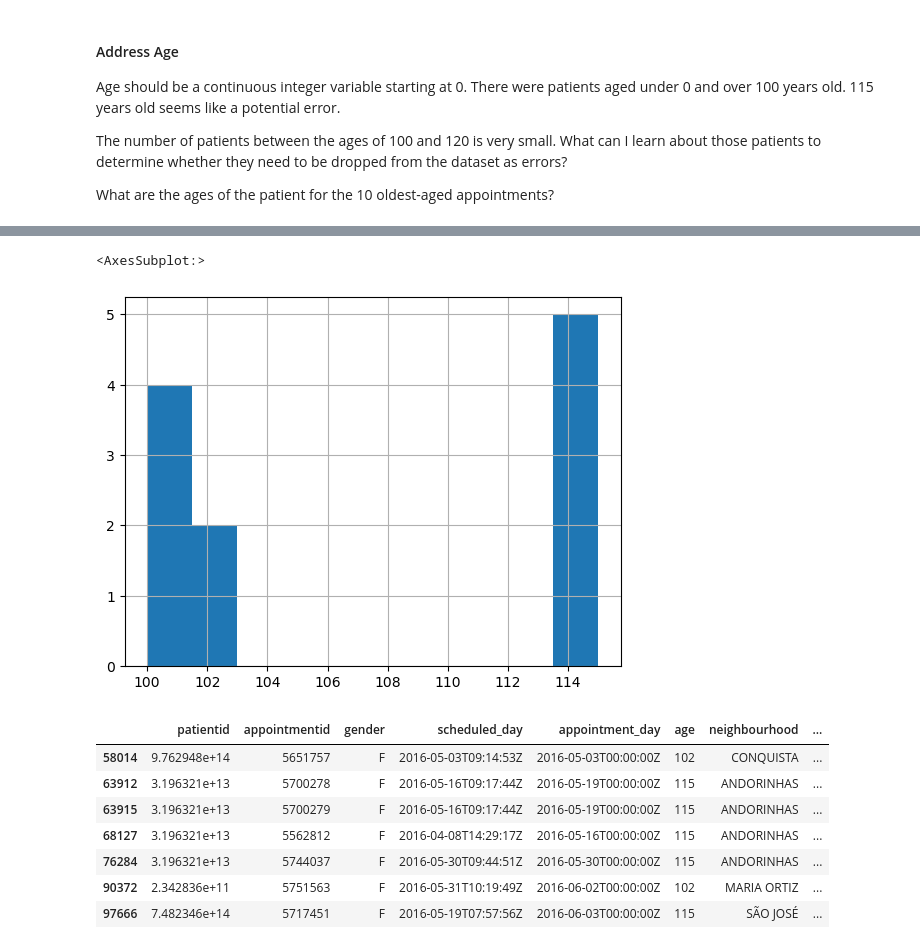
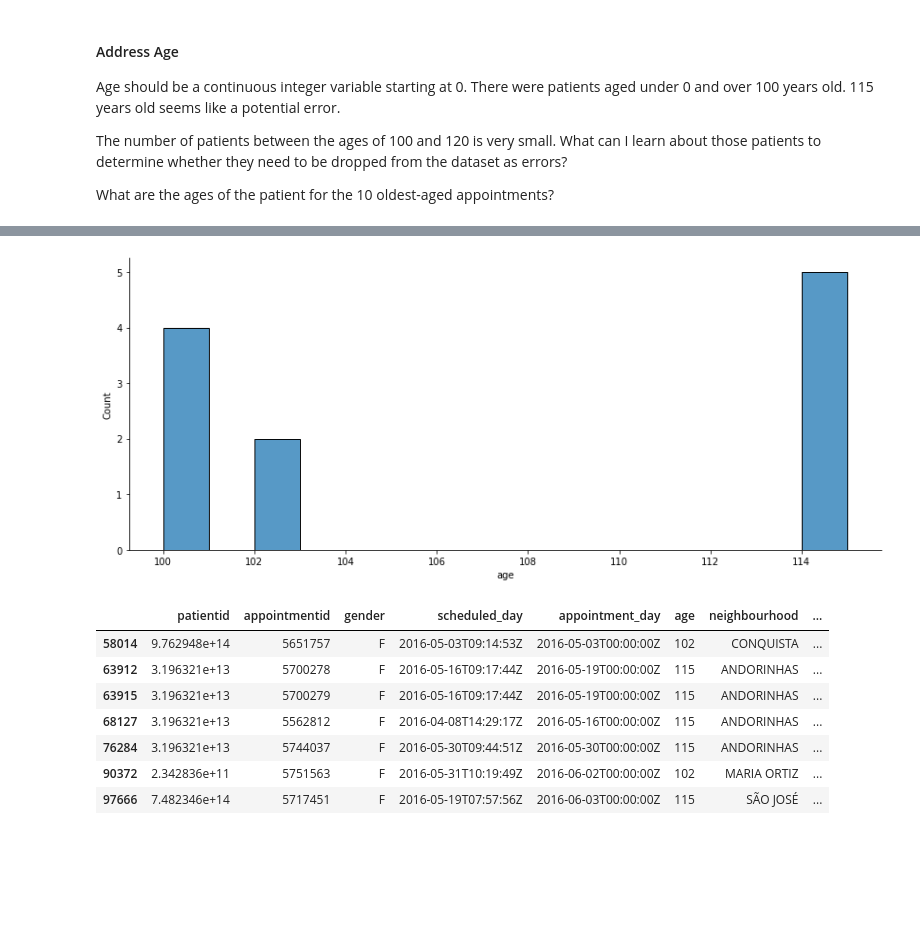
Before and after one commit to afbowman/UnsupervisedLearning, a Jupyter notebook: Capstone_Project.ipynb, the cells around one changed output, grey strips where cells are left out. Saved outputs shown, nothing was run; the diff lists cells and outputs as text; code cells hidden in the pictures; blank space fills up the shorter version.

```diff
--- a/Capstone_Project.ipynb
+++ b/Capstone_Project.ipynb
@@ -201 +233,4 @@ df[df['AppointmentID'] == 5717451]
+# %%
+def plot_hist(df, col_name, width_bin):
+    sns.displot(data=df, x=col_name, binwidth=width_bin, height=5, aspect=11.7/5);
 # %% [markdown]
@@ -268,11 +300,9 @@ df_prep['age'].hist();
 # %%
 #The number of patients between the ages of 100 and 120 is very small.
 #What can I learn about those patients to determine whether they need to be dropped from the dataset as errors?
-
-df_prep[df_prep['age'] >= 100].age.hist()
+plot_hist(df_prep[df_prep['age'] >= 100], 'age', 1)
 # %% [output]
-<AxesSubplot:>
-[figure, old version]
+[figure, new version]
 # %%
 df_prep[df_prep['age'] >= 102]
 # %% [output]
```
Also changed, not shown: parts of 69 cells of this notebook.
